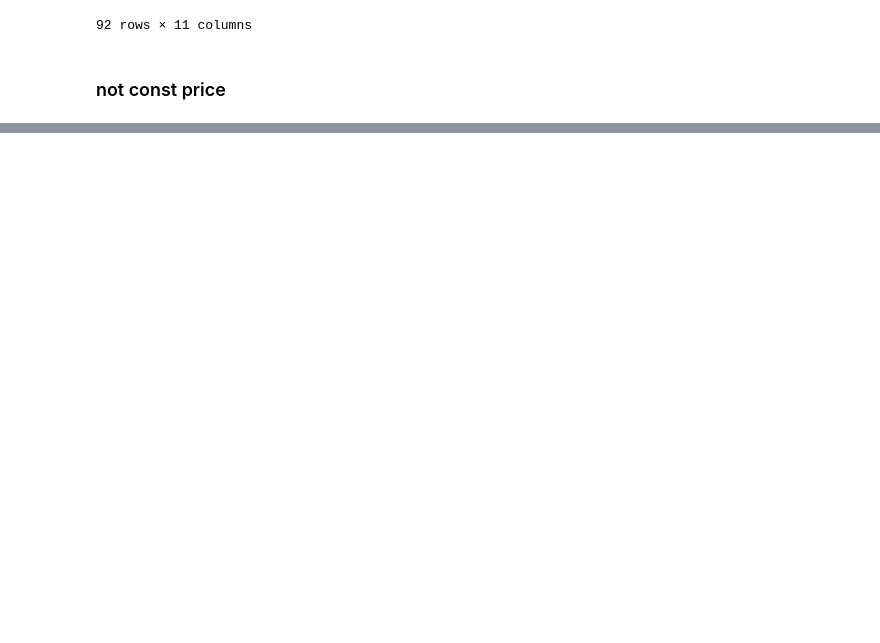
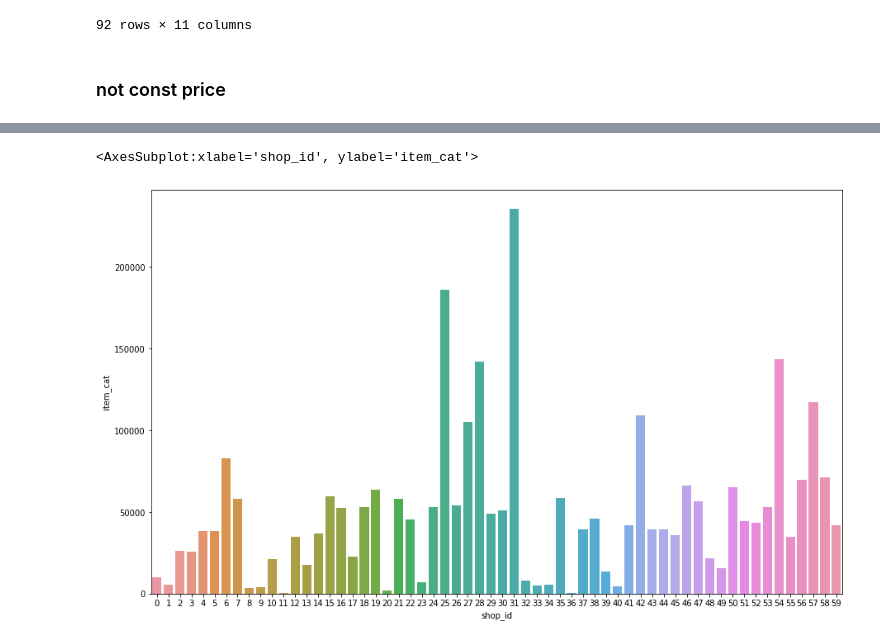
Before and after one commit to alexeybelkov/epam-data-science-summer, a Jupyter notebook: practice_II/eda.ipynb, the cells around one changed output, grey strips where cells are left out. Cells and saved outputs as stored; diff of their text form; code cells hidden in the pictures; blank space fills up the shorter version.

```diff
--- a/practice_II/eda.ipynb
+++ b/practice_II/eda.ipynb
@@ -1016,0 +1051,6 @@ temp[temp['item_id'] == 16890]
+# %%
+temp = sales.groupby(['shop_id'])['item_cat'].count()
+sns.barplot(temp.index, temp)
+# %% [output]
+<AxesSubplot:xlabel='shop_id', ylabel='item_cat'>
+[figure, added]
```
Also changed, not shown: parts of 24 cells of this notebook, 2 other files.
